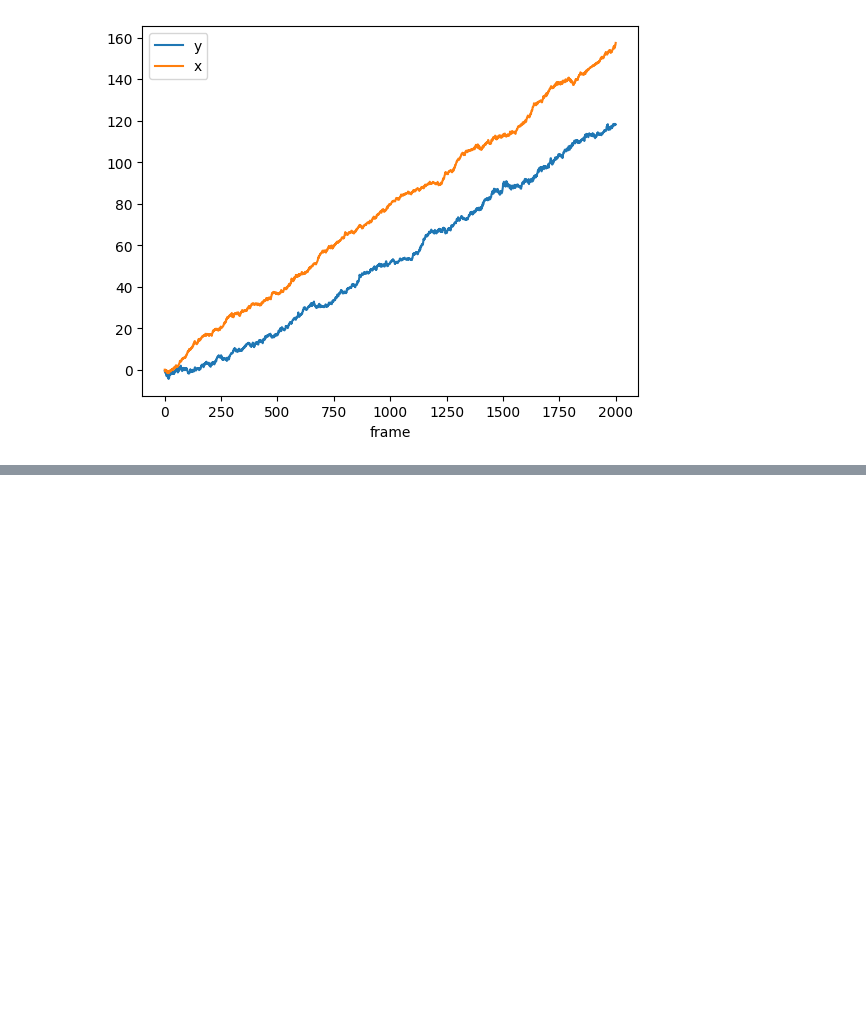
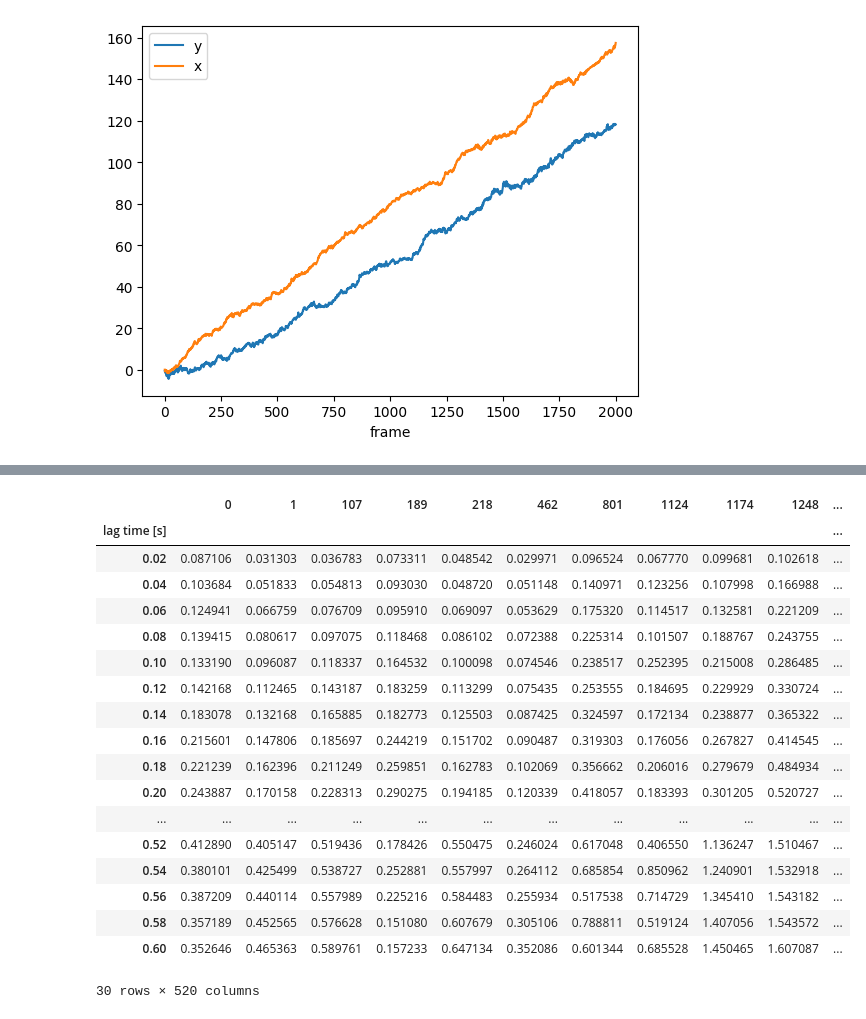
Before and after one commit to HimanshuSingh-all/good-mini-codes, a Jupyter notebook: beta_please.ipynb, the cells around one changed output, grey strips where cells are left out. Cells and saved outputs as stored; diff of their text form; code cells hidden in the pictures; blank space fills up the shorter version.

```diff
--- a/beta_please.ipynb
+++ b/beta_please.ipynb
@@ -80,0 +94,22 @@ trajs_drift_removed = trackpy.subtract_drift(trajs.copy(), d)
+# %%
+msd
+# %% [output]
+|  | 0 | 1 | 107 | 189 | 218 | 462 | 801 | 1124 | 1174 | 1248 | ... |
+| lag time [s] |  |  |  |  |  |  |  |  |  |  | ... |
+| 0.02 | 0.087106 | 0.031303 | 0.036783 | 0.073311 | 0.048542 | 0.029971 | 0.096524 | 0.067770 | 0.099681 | 0.102618 | ... |
+| 0.04 | 0.103684 | 0.051833 | 0.054813 | 0.093030 | 0.048720 | 0.051148 | 0.140971 | 0.123256 | 0.107998 | 0.166988 | ... |
+| 0.06 | 0.124941 | 0.066759 | 0.076709 | 0.095910 | 0.069097 | 0.053629 | 0.175320 | 0.114517 | 0.132581 | 0.221209 | ... |
+| 0.08 | 0.139415 | 0.080617 | 0.097075 | 0.118468 | 0.086102 | 0.072388 | 0.225314 | 0.101507 | 0.188767 | 0.243755 | ... |
+| 0.10 | 0.133190 | 0.096087 | 0.118337 | 0.164532 | 0.100098 | 0.074546 | 0.238517 | 0.252395 | 0.215008 | 0.286485 | ... |
+| 0.12 | 0.142168 | 0.112465 | 0.143187 | 0.183259 | 0.113299 | 0.075435 | 0.253555 | 0.184695 | 0.229929 | 0.330724 | ... |
+| 0.14 | 0.183078 | 0.132168 | 0.165885 | 0.182773 | 0.125503 | 0.087425 | 0.324597 | 0.172134 | 0.238877 | 0.365322 | ... |
+| 0.16 | 0.215601 | 0.147806 | 0.185697 | 0.244219 | 0.151702 | 0.090487 | 0.319303 | 0.176056 | 0.267827 | 0.414545 | ... |
+| 0.18 | 0.221239 | 0.162396 | 0.211249 | 0.259851 | 0.162783 | 0.102069 | 0.356662 | 0.206016 | 0.279679 | 0.484934 | ... |
+| 0.20 | 0.243887 | 0.170158 | 0.228313 | 0.290275 | 0.194185 | 0.120339 | 0.418057 | 0.183393 | 0.301205 | 0.520727 | ... |
+| ... | ... | ... | ... | ... | ... | ... | ... | ... | ... | ... | ... |
+| 0.52 | 0.412890 | 0.405147 | 0.519436 | 0.178426 | 0.550475 | 0.246024 | 0.617048 | 0.406550 | 1.136247 | 1.510467 | ... |
+| 0.54 | 0.380101 | 0.425499 | 0.538727 | 0.252881 | 0.557997 | 0.264112 | 0.685854 | 0.850962 | 1.240901 | 1.532918 | ... |
+| 0.56 | 0.387209 | 0.440114 | 0.557989 | 0.225216 | 0.584483 | 0.255934 | 0.517538 | 0.714729 | 1.345410 | 1.543182 | ... |
+| 0.58 | 0.357189 | 0.452565 | 0.576628 | 0.151080 | 0.607679 | 0.305106 | 0.788811 | 0.519124 | 1.407056 | 1.543572 | ... |
+| 0.60 | 0.352646 | 0.465363 | 0.589761 | 0.157233 | 0.647134 | 0.352086 | 0.601344 | 0.685528 | 1.450465 | 1.607087 | ... |
+30 rows × 520 columns
```
Also changed, not shown: parts of 4 cells of this notebook.
